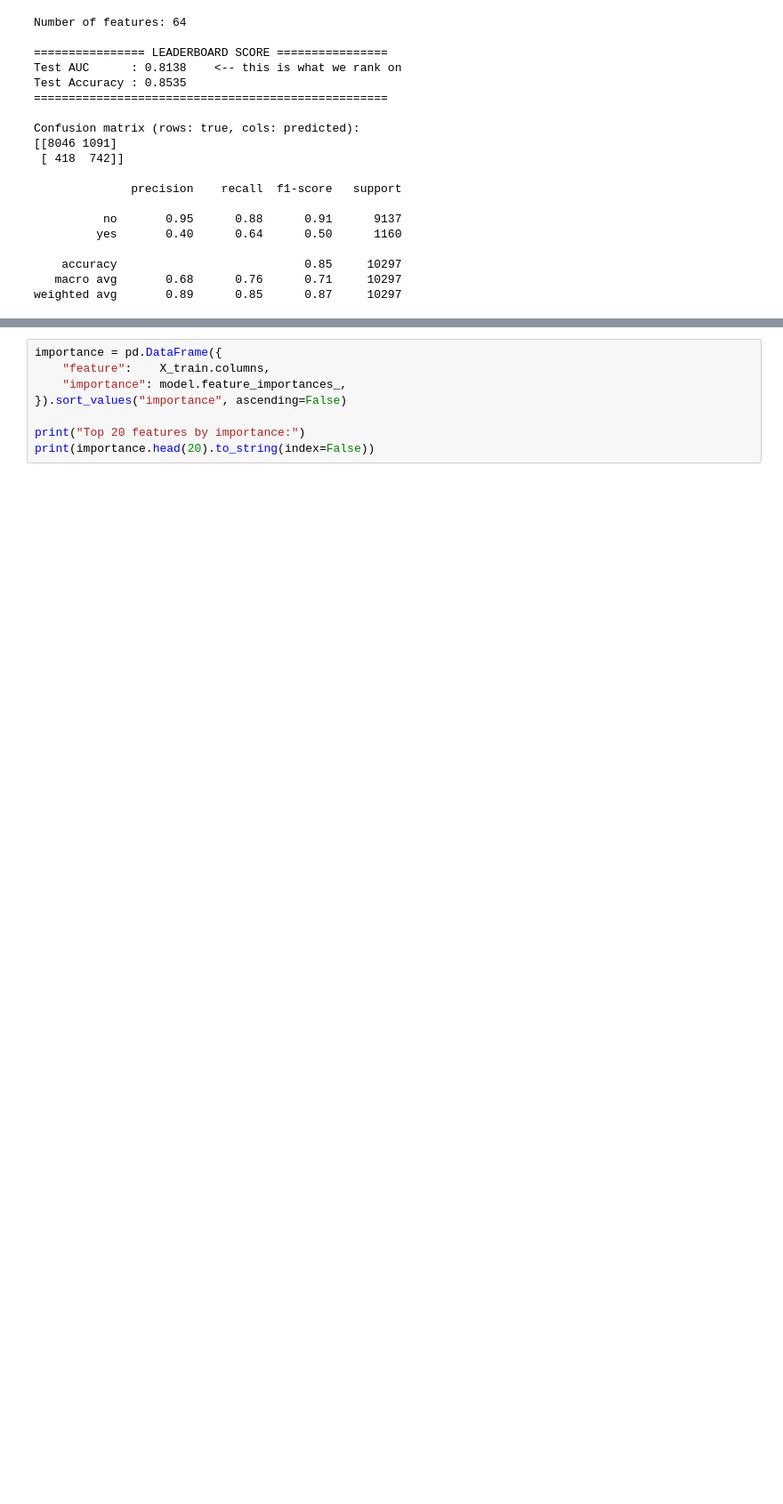
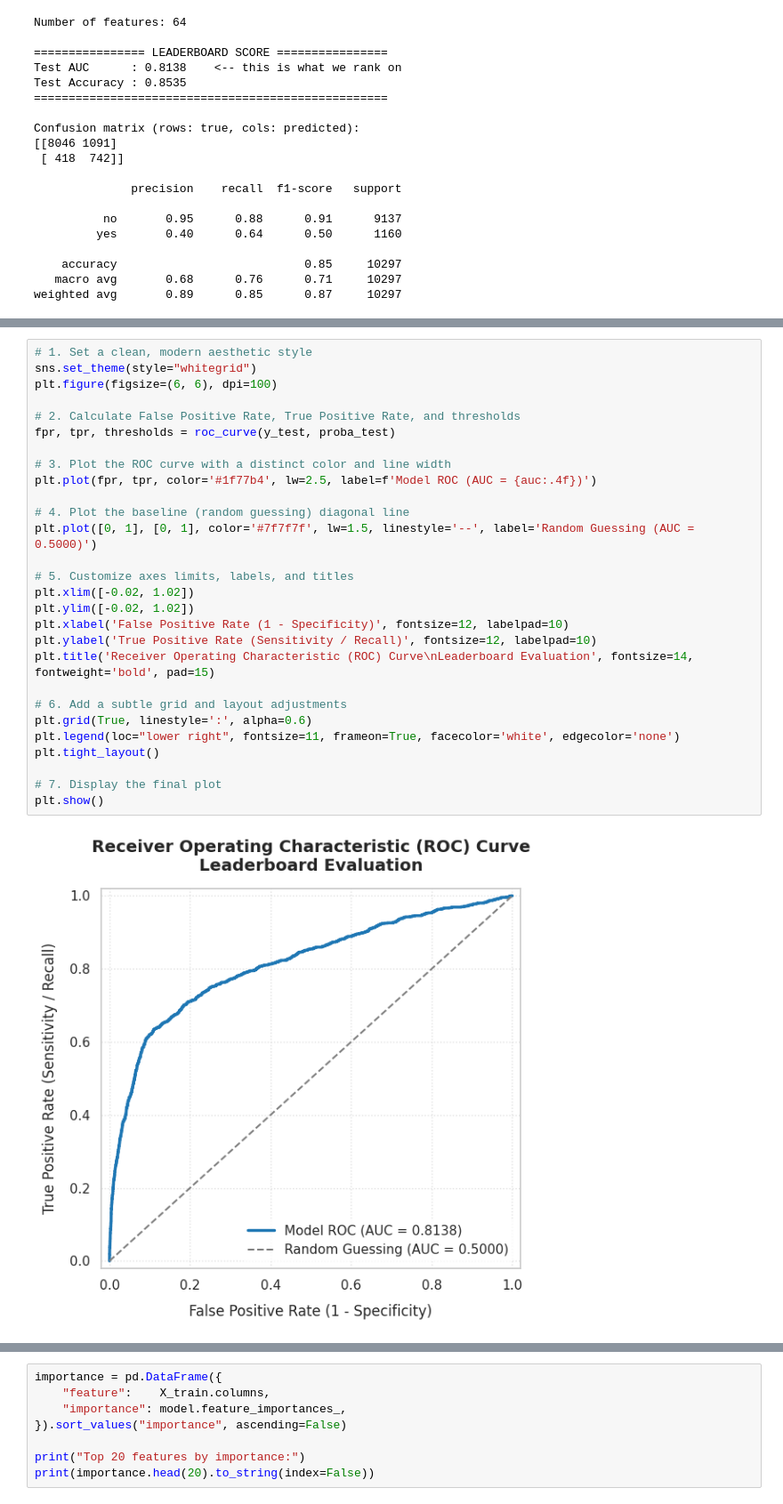
Before and after one commit to kristiyannikolchev/AI-Course-Examples, a Jupyter notebook: 15-NoCode-examples/HW-1-feature_engineering_competition.ipynb, the cells around one changed output, grey strips where cells are left out. Shown at 89% size. Drawn from its saved outputs; the diff is of its cells as text; blank space fills up the shorter version.

```diff
--- a/15-NoCode-examples/HW-1-feature_engineering_competition.ipynb
+++ b/15-NoCode-examples/HW-1-feature_engineering_competition.ipynb
@@ -378 +393,31 @@ weighted avg       0.89      0.85      0.87     10297
+# %%
+# 1. Set a clean, modern aesthetic style
+sns.set_theme(style="whitegrid")
+plt.figure(figsize=(6, 6), dpi=100)
+
+# 2. Calculate False Positive Rate, True Positive Rate, and thresholds
+fpr, tpr, thresholds = roc_curve(y_test, proba_test)
+
+# 3. Plot the ROC curve with a distinct color and line width
+plt.plot(fpr, tpr, color='#1f77b4', lw=2.5, label=f'Model ROC (AUC = {auc:.4f})')
+
+# 4. Plot the baseline (random guessing) diagonal line
+plt.plot([0, 1], [0, 1], color='#7f7f7f', lw=1.5, linestyle='--', label='Random Guessing (AUC = 0.5000)')
+
+# 5. Customize axes limits, labels, and titles
+plt.xlim([-0.02, 1.02])
+plt.ylim([-0.02, 1.02])
+plt.xlabel('False Positive Rate (1 - Specificity)', fontsize=12, labelpad=10)
+plt.ylabel('True Positive Rate (Sensitivity / Recall)', fontsize=12, labelpad=10)
+plt.title('Receiver Operating Characteristic (ROC) Curve\nLeaderboard Evaluation', fontsize=14, fontweight='bold', pad=15)
+
+# 6. Add a subtle grid and layout adjustments
+plt.grid(True, linestyle=':', alpha=0.6)
+plt.legend(loc="lower right", fontsize=11, frameon=True, facecolor='white', edgecolor='none')
+plt.tight_layout()
+
+# 7. Display the final plot
+plt.show()
+# %% [output]
+[figure, added]
 # %% [markdown]
```
Also changed, not shown: parts of 10 cells of this notebook.
